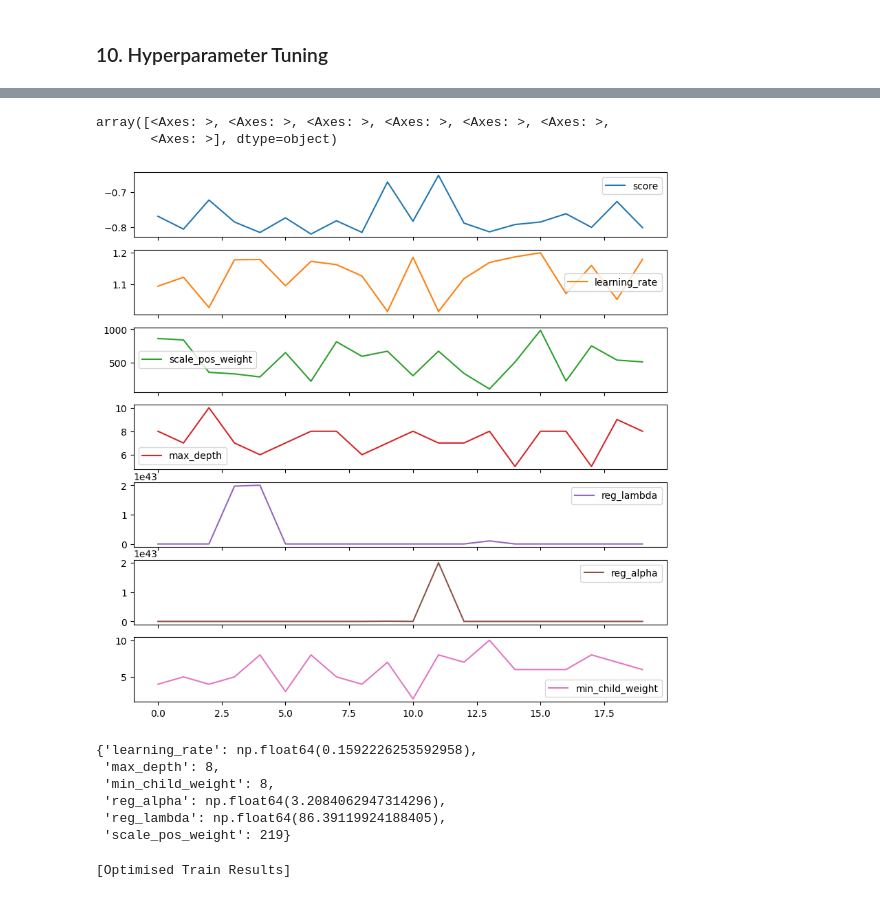
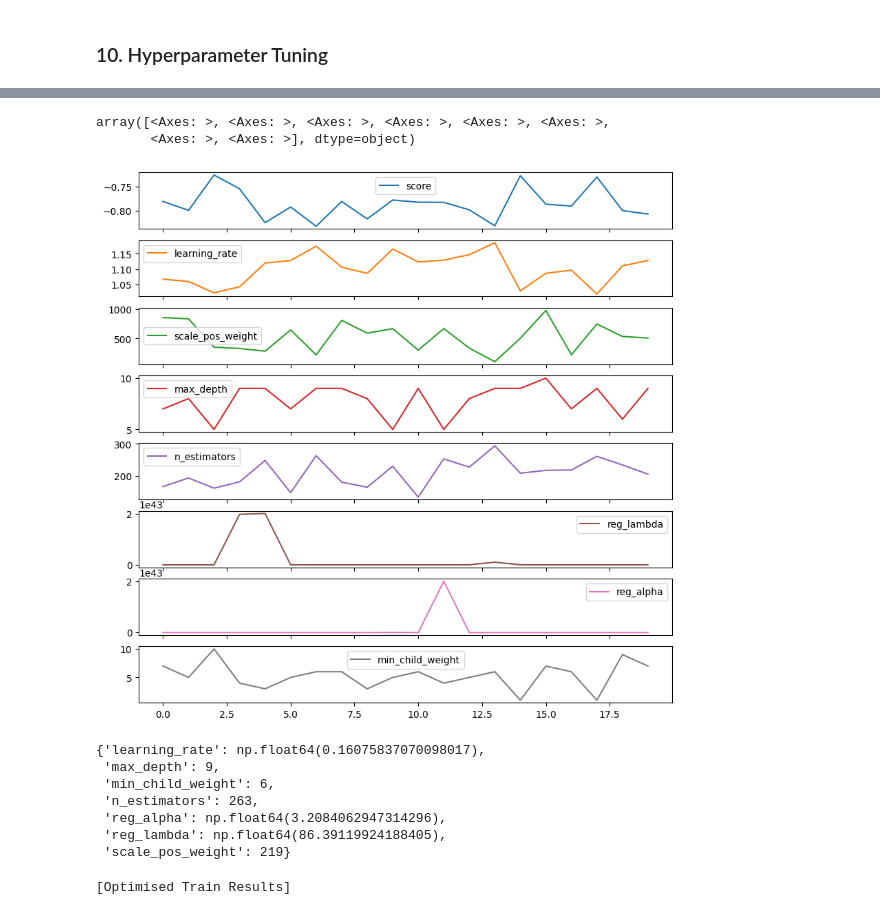
Before and after one commit to jvlaguer/gt_propensity_model, a Jupyter notebook: notebooks/Laguer_John Victor-sb_fraud_detection-xgboost-reduced_feats_v2.ipynb, the cells around one changed output, grey strips where cells are left out. Saved outputs shown, nothing was run; the diff lists cells and outputs as text; code cells hidden in the pictures.

Commit message:
xgb model increasing test split and including n_estimators hyperparameter

```diff
--- a/notebooks/Laguer_John Victor-sb_fraud_detection-xgboost-reduced_feats_v2.ipynb
+++ b/notebooks/Laguer_John Victor-sb_fraud_detection-xgboost-reduced_feats_v2.ipynb
@@ -620,32 +622,34 @@ Wall time: 4min 41s
 # %%
 tpe_results=np.array([[x['result']['loss'],
                       x['misc']['vals']['learning_rate'][0],
                        x['misc']['vals']['scale_pos_weight'][0],
                       x['misc']['vals']['max_depth'][0],
+                       x['misc']['vals']['n_estimators'][0],
                       # x['misc']['vals']['subsample'][0],
                        x['misc']['vals']['reg_lambda'][0],
                        x['misc']['vals']['reg_alpha'][0],
                        x['misc']['vals']['min_child_weight'][0]
                       ] for x in trials.trials])
 
 tpe_results_df=pd.DataFrame(tpe_results,
                            columns=['score',
                                     'learning_rate',
                                     'scale_pos_weight',
                                     'max_depth',
+                                    'n_estimators',
                                     # 'subsample',
                                     'reg_lambda',
                                     'reg_alpha',
                                     'min_child_weight'])
 tpe_results_df.plot(subplots=True,figsize=(10, 10))
 # %% [output]
 array([<Axes: >, <Axes: >, <Axes: >, <Axes: >, <Axes: >, <Axes: >,
-       <Axes: >], dtype=object)
+       <Axes: >, <Axes: >], dtype=object)
-[figure, old version]
+[figure, new version]
 # %%
 best_t = best.copy()
 best_t['max_depth'] = int(best['max_depth'])
-# best_t['n_estimators'] = int(best['n_estimators'])
+best_t['n_estimators'] = int(best['n_estimators'])
 # best_t['subsample'] = np.log(best['subsample'])
 best_t['learning_rate'] = np.log(best['learning_rate'])
 best_t['reg_lambda'] = np.log(best['reg_lambda'])
@@ -654,9 +658,10 @@ best_t['min_child_weight'] = int(best['min_child_weight'])
 best_t['scale_pos_weight'] = int(best['scale_pos_weight'])
 best_t
 # %% [output]
-{'learning_rate': np.float64(0.1592226253592958),
- 'max_depth': 8,
- 'min_child_weight': 8,
+{'learning_rate': np.float64(0.16075837070098017),
+ 'max_depth': 9,
+ 'min_child_weight': 6,
+ 'n_estimators': 263,
  'reg_alpha': np.float64(3.2084062947314296),
  'reg_lambda': np.float64(86.39119924188405),
  'scale_pos_weight': 219}
```
Also changed, not shown: parts of 23 cells of this notebook, 2 other files.
